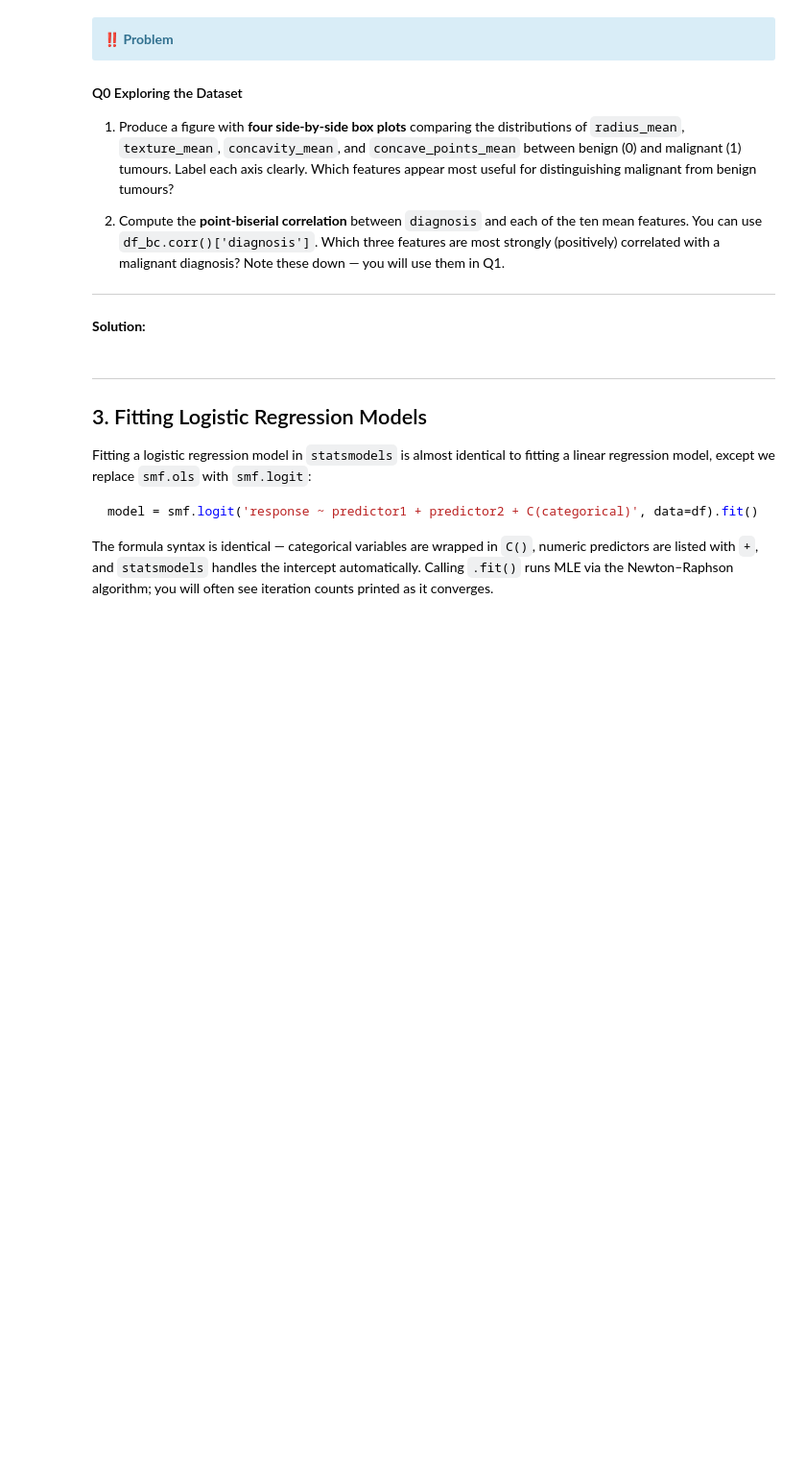
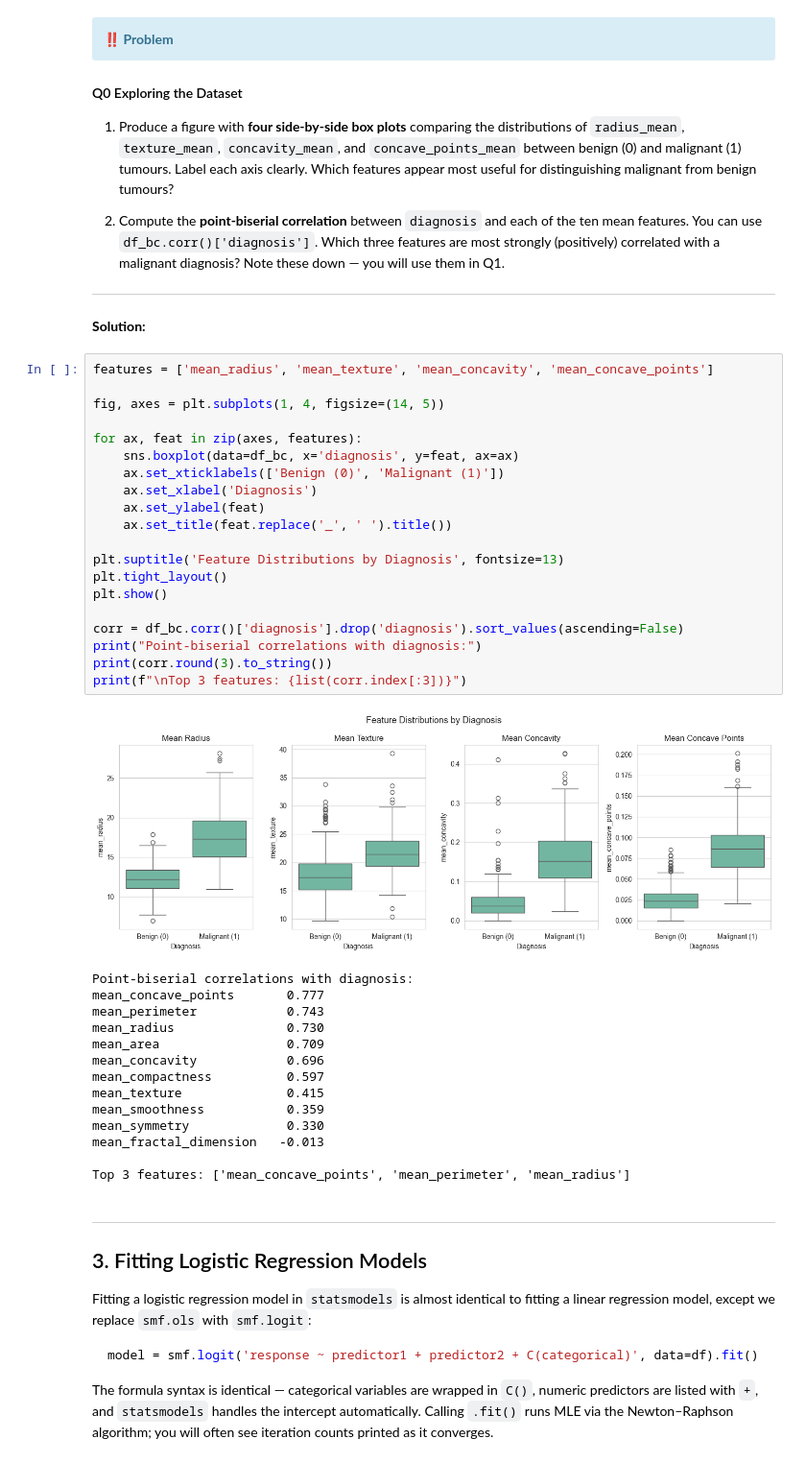
Before and after one commit to aldonunez05/pstat-100, a Jupyter notebook: Lab 8 - Logistic Regression.ipynb, the cells around one changed output. Shown at 96% size. Drawn from its saved outputs; the diff is of its cells as text; blank space fills up the shorter version.

```diff
--- a/Lab 8 - Logistic Regression.ipynb
+++ b/Lab 8 - Logistic Regression.ipynb
@@ -265,6 +265,41 @@ Malignant cases: 212 (37.3%)
 
 ---
 **Solution:**
+# %%
+features = ['mean_radius', 'mean_texture', 'mean_concavity', 'mean_concave_points']
+
+fig, axes = plt.subplots(1, 4, figsize=(14, 5))
+
+for ax, feat in zip(axes, features):
+    sns.boxplot(data=df_bc, x='diagnosis', y=feat, ax=ax)
+    ax.set_xticklabels(['Benign (0)', 'Malignant (1)'])
+    ax.set_xlabel('Diagnosis')
+    ax.set_ylabel(feat)
+    ax.set_title(feat.replace('_', ' ').title())
+
+plt.suptitle('Feature Distributions by Diagnosis', fontsize=13)
+plt.tight_layout()
+plt.show()
+
+corr = df_bc.corr()['diagnosis'].drop('diagnosis').sort_values(ascending=False)
+print("Point-biserial correlations with diagnosis:")
+print(corr.round(3).to_string())
+print(f"\nTop 3 features: {list(corr.index[:3])}")
+# %% [output]
+[figure, added]
+Point-biserial correlations with diagnosis:
+mean_concave_points       0.777
+mean_perimeter            0.743
+mean_radius               0.730
+mean_area                 0.709
+mean_concavity            0.696
+mean_compactness          0.597
+mean_texture              0.415
+mean_smoothness           0.359
+mean_symmetry             0.330
+mean_fractal_dimension   -0.013
+
+Top 3 features: ['mean_concave_points', 'mean_perimeter', 'mean_radius']
 # %% [markdown]
 ---
 
```
Also changed, not shown: parts of 6 cells of this notebook.
